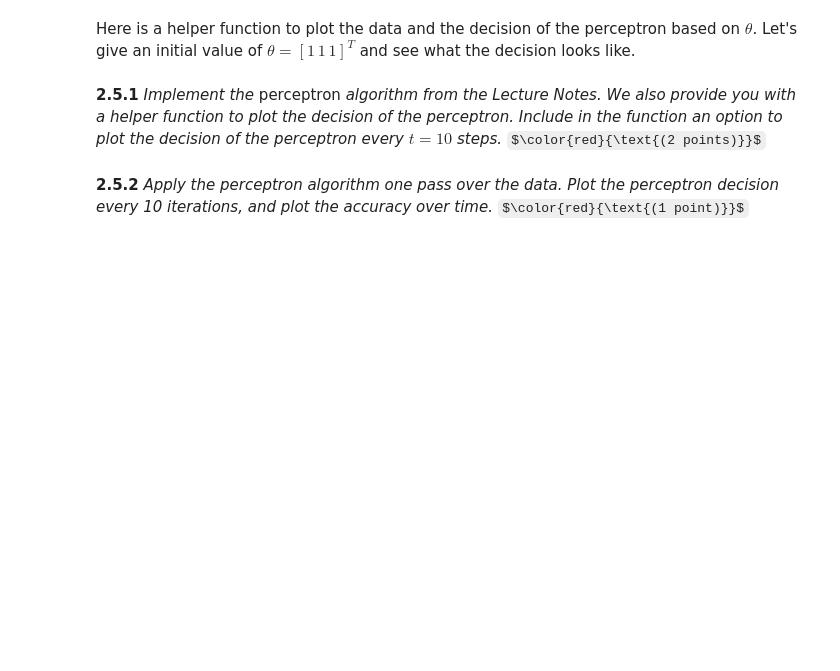
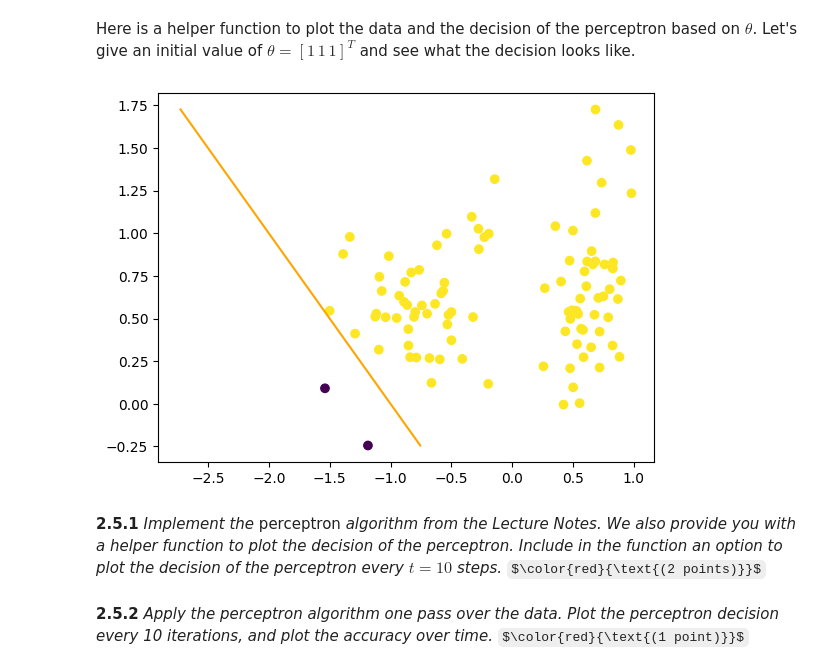
Before and after one commit to eriklidb/Foundations-of-Machine-Learning, a Jupyter notebook: Ex2/Ex2_LIDBJÖRK_ERIK.ipynb, the cells around one changed output. Cells and saved outputs as stored; diff of their text form; code cells hidden in the pictures; some formulas as TeX source; blank space fills up the shorter version.

```diff
--- a/Ex2/Ex2_LIDBJÖRK_ERIK.ipynb
+++ b/Ex2/Ex2_LIDBJÖRK_ERIK.ipynb
@@ -598,21 +651,23 @@ Here is a helper function to plot the data and the decision of the perceptron ba
 # %%
 import numpy as np
 def plot_perceptron(xs,w,t):
   """ input: xs data
              w = parameters [b w1 w2]
              t = figure handle
   """
   b, w1, w2 = w
   xs_hom = np.concatenate([np.ones(shape=[len(xs), 1]), xs], axis=1)
   yy = np.linspace(np.min(xs[:, 1]), np.max(xs[:, 1]), 20)
   xx = (w2 * yy + b)/(-w1)
   plt.figure(t)
   plt.plot(xx, yy, color="orange")
   class_membership = np.sign(xs_hom @ w)
   plt.scatter(x=xs[:, 0], y=xs[:, 1], c=class_membership)
 
 w0 = np.ones(2 + 1)
-plot_perceptron(xs,w0,t)
+plot_perceptron(xs,w0,-1)
+# %% [output]
+[figure, added]
 # %% [markdown]
 **2.5.1** *Implement the* perceptron *algorithm from the Lecture Notes. We also provide you with a helper function to plot the decision of the perceptron. Include in the function an option to plot the decision of the perceptron every $t=10$ steps.* $\color{red}{\text{(2 points)}}$
 # %%
```
Also changed, not shown: parts of 44 cells of this notebook.
